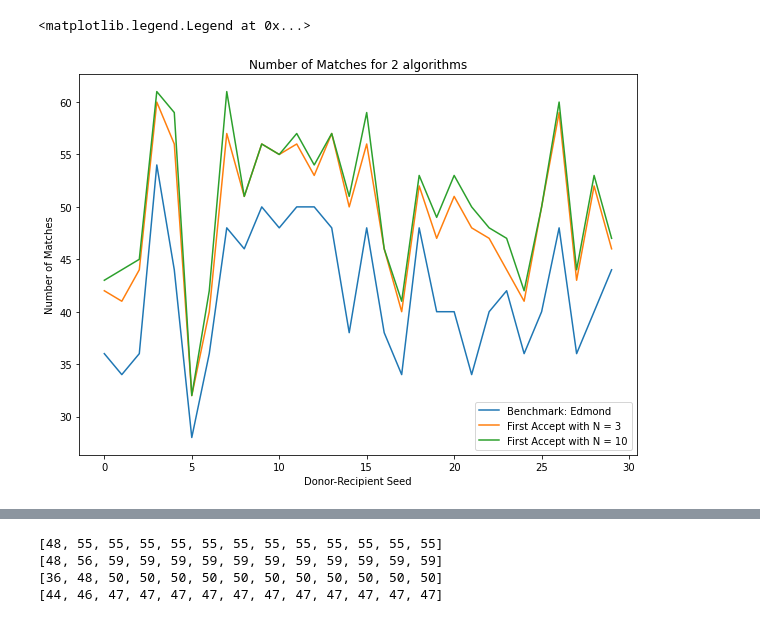
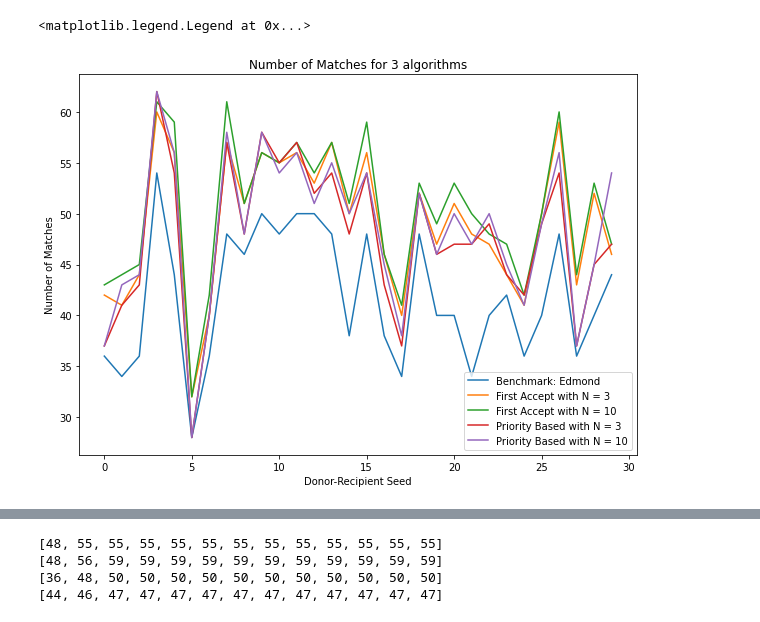
Before and after one commit to Mingtaros/Kidney-Exchange-Match-Mapping-System, a Jupyter notebook: Experiment.ipynb, the cells around one changed output, grey strips where cells are left out. Cells and saved outputs as stored; diff of their text form; code cells hidden in the pictures.

Commit message:
Add Priority Based Algorithm

```diff
--- a/Experiment.ipynb
+++ b/Experiment.ipynb
@@ -17,6 +18,8 @@ ranges = [(100 * i, 100 * i + 99) for i in range(30)]
 edmond_matches = []
 first_accept_matches3 = []
 first_accept_matches10 = []
+priority_based3 = []
+priority_based10 = []
 
 for each_range in ranges:
     pairs_data = read_pairs_db(each_range[0], each_range[1])
@@ -30,26 +33,38 @@ for each_range in ranges:
     edmond_matches.append(edmond.get_num_of_matched_pairs())
 
     # First Accept N Way with n = 3
-    fanway3 = FirstAcceptNWayExchange(3, 'maximum')
+    fanway3 = FirstAcceptNWay(3, 'maximum')
     fanway3.finalize_exchange(grph)
     first_accept_matches3.append(fanway3.get_num_of_matched_pairs())
 
     # First Accept N Way with n = 10
-    fanway10 = FirstAcceptNWayExchange(10, 'maximum')
+    fanway10 = FirstAcceptNWay(10, 'maximum')
     fanway10.finalize_exchange(grph)
     first_accept_matches10.append(fanway10.get_num_of_matched_pairs())
+
+    # Priority Based N Way with n = 3
+    pbnway3 = PriorityBasedNWay(3, 'maximum')
+    pbnway3.finalize_exchange(grph)
+    priority_based3.append(pbnway3.get_num_of_matched_pairs())
+
+    # Priority Based N Way with n = 10
+    pbnway10 = PriorityBasedNWay(10, 'maximum')
+    pbnway10.finalize_exchange(grph)
+    priority_based10.append(pbnway10.get_num_of_matched_pairs())
 # %%
 plt.figure(figsize=(10, 7))
 
-plt.title("Number of Matches for 2 algorithms")
+plt.title("Number of Matches for 3 algorithms")
 plt.xlabel("Donor-Recipient Seed")
 plt.ylabel("Number of Matches")
 
 plt.plot(edmond_matches, label='Benchmark: Edmond')
 plt.plot(first_accept_matches3, label='First Accept with N = 3')
 plt.plot(first_accept_matches10, label='First Accept with N = 10')
+plt.plot(priority_based3, label='Priority Based with N = 3')
+plt.plot(priority_based10, label='Priority Based with N = 10')
 
 plt.legend()
 # %% [output]
 <matplotlib.legend.Legend at 0x...>
-[figure, old version]
+[figure, new version]
```
Also changed, not shown: parts of 7 cells of this notebook, 7 other files.
